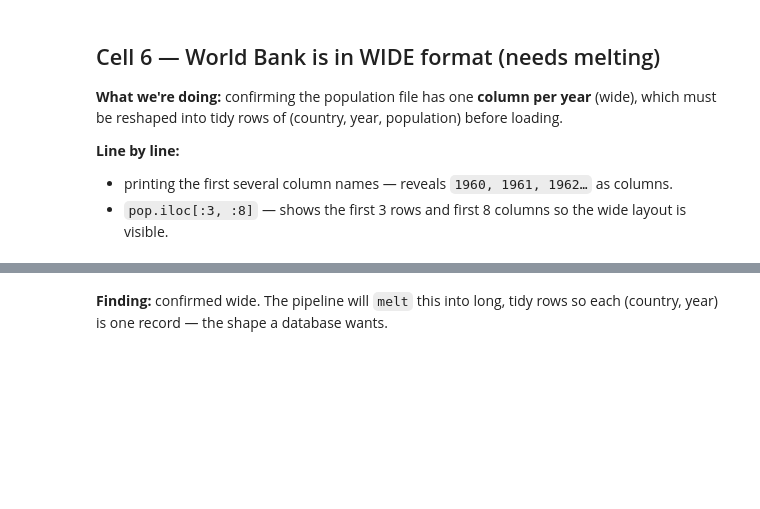
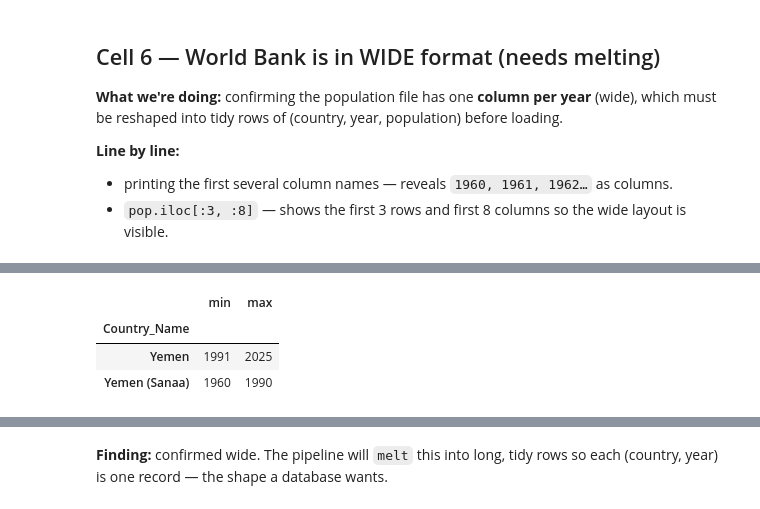
Before and after one commit to gunjansharma1809/coffee-market-analysis, a Jupyter notebook: notebooks/00_profiling.ipynb, the cells around one changed output, grey strips where cells are left out. Cells and saved outputs as stored; diff of their text form; code cells hidden in the pictures; blank space fills up the shorter version.

Commit message:
Document Yemen entity check: verified no year overlap

```diff
--- a/notebooks/00_profiling.ipynb
+++ b/notebooks/00_profiling.ipynb
@@ -250,3 +250,10 @@ One column per year = WIDE format. Must melt to (iso3, year, population) before
 | 0 | Aruba | ABW | Population, total | SP.POP.TOTL | 54922.0 | 55578.0 | 56320.0 | 57002.0 |
 | 1 | Africa Eastern and Southern | AFE | Population, total | SP.POP.TOTL | 130075728.0 | 133534923.0 | 137171659.0 | 140945536.0 |
 | 2 | Afghanistan | AFG | Population, total | SP.POP.TOTL | 9035043.0 | 9214083.0 | 9404406.0 | 9604487.0 |
+# %%
+coffee[coffee["Country_Name"].str.contains("Yemen")].groupby("Country_Name")["Market_Year"].agg(["min","max"])
+# %% [output]
+|  | min | max |
+| Country_Name |  |  |
+| Yemen | 1991 | 2025 |
+| Yemen (Sanaa) | 1960 | 1990 |
```
Also changed, not shown: parts of 1 cell of this notebook, 1 other file.
